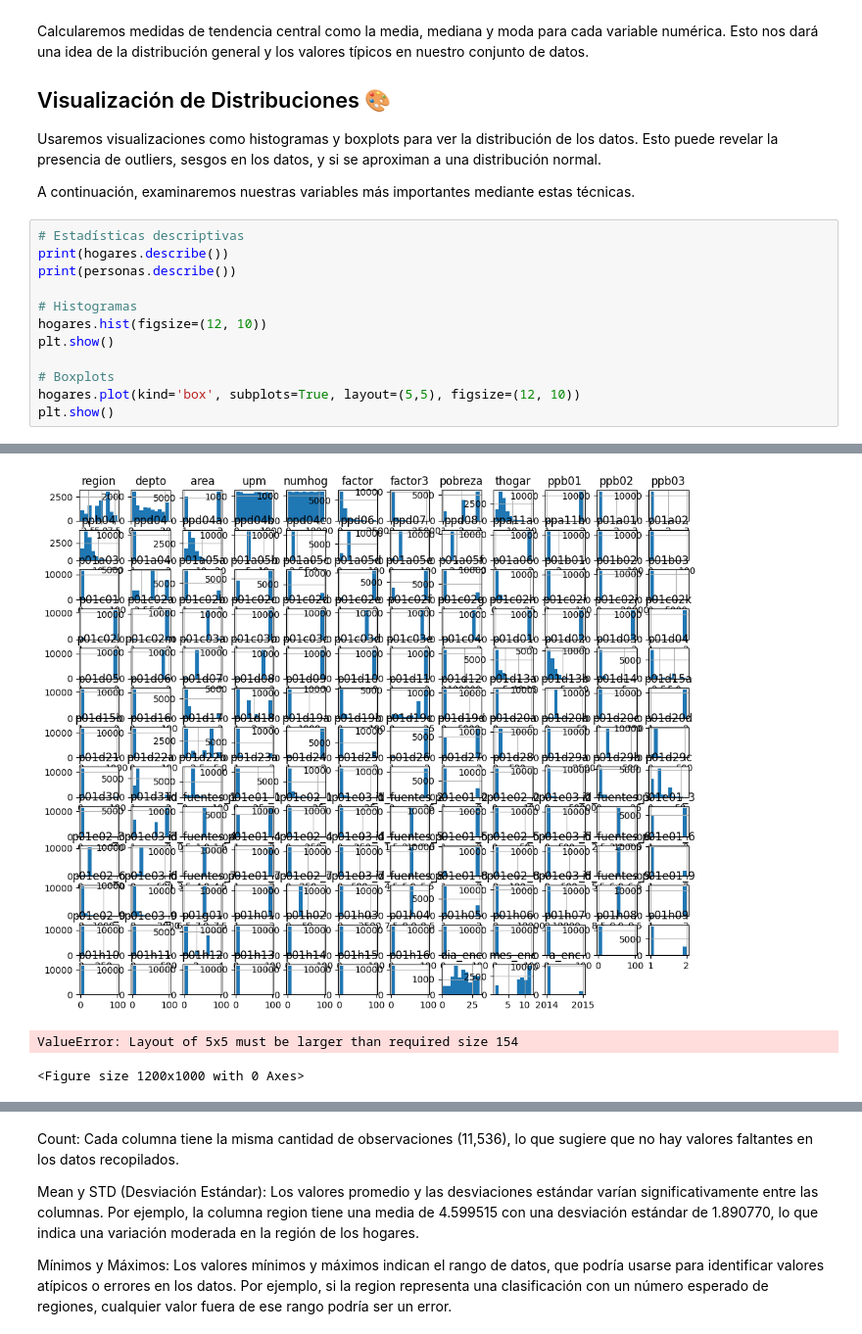
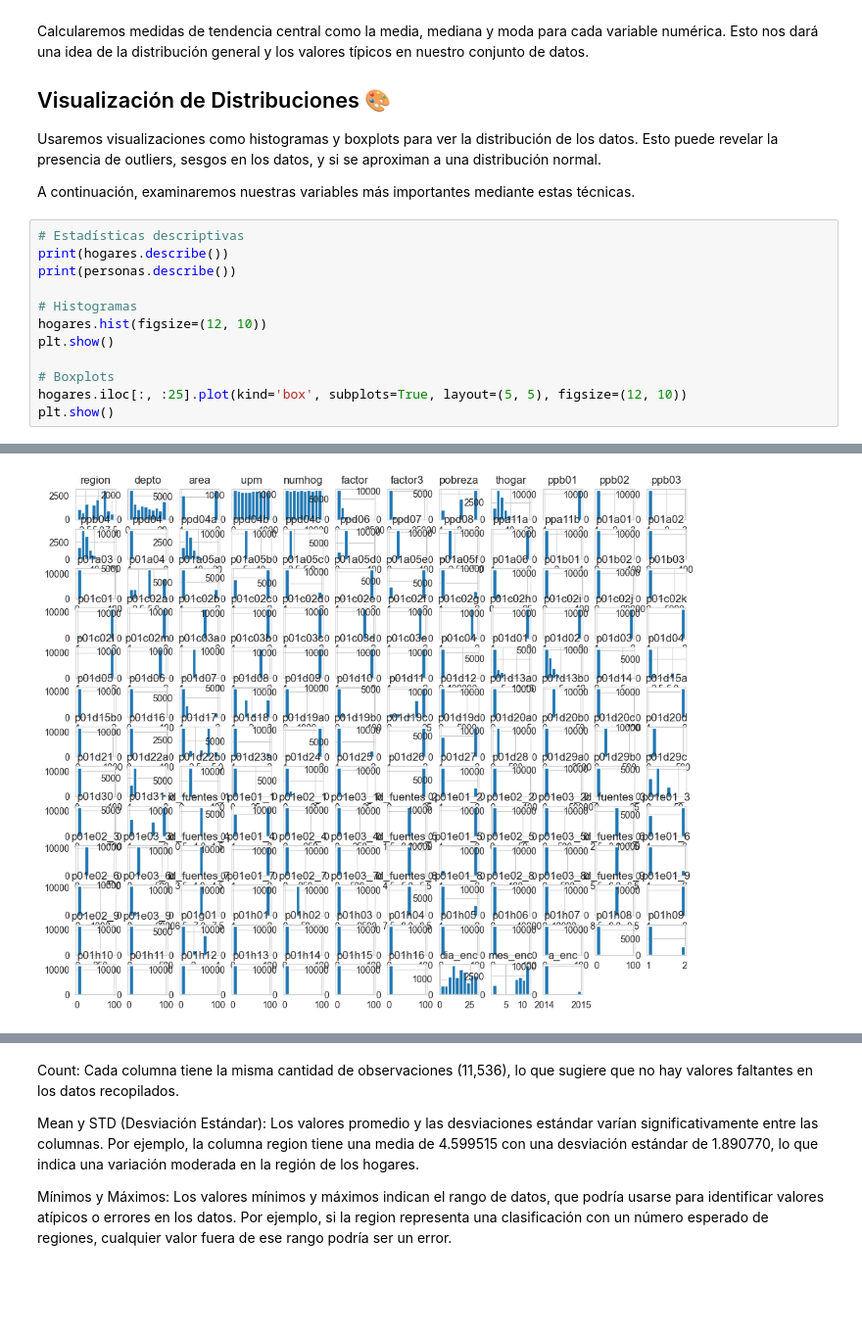
Before and after one commit to aleg001/Lab10-DS, a Jupyter notebook: Lab10.ipynb, the cells around one changed output, grey strips where cells are left out. Shown at 98% size. Saved outputs shown, nothing was run; the diff lists cells and outputs as text; blank space fills up the shorter version.

```diff
--- a/Lab10.ipynb
+++ b/Lab10.ipynb
@@ -81,33 +81,31 @@ A continuación, examinaremos nuestras variables más importantes mediante estas
 # %%
 # Estadísticas descriptivas
 print(hogares.describe())
 print(personas.describe())
 
 # Histogramas
 hogares.hist(figsize=(12, 10))
 plt.show()
 
 # Boxplots
-hogares.plot(kind='box', subplots=True, layout=(5,5), figsize=(12, 10))
+hogares.iloc[:, :25].plot(kind='box', subplots=True, layout=(5, 5), figsize=(12, 10))
 plt.show()
 # %% [output]
              region         depto         area           upm        numhog        factor       factor3       pobreza        thogar         ppb01         ppb02         ppb03         ppb04         ppd04 ...
 count  11536.000000  11536.000000  11536.00000  11536.000000  11536.000000  11536.000000  11536.000000  11536.000000  11536.000000  11536.000000  11536.000000  11536.000000  11536.000000  11536.000000 ...
 mean       4.599515     10.464719      1.54525    518.861477   5768.500000    290.697220   1387.136269      2.323422      4.752254      1.992198      1.008929      1.004248      4.752254      1.005114 ...
 std        1.890770      6.674172      0.49797    300.271095   3330.300687    282.151314   1648.180032      0.741390      2.355452      0.087986      0.105374      0.068921      2.355452      0.071335 ...
 min        1.000000      1.000000      1.00000      1.000000      1.000000     13.000000     13.000000      1.000000      1.000000      1.000000      1.000000      1.000000      1.000000      1.000000 ...
 25%        3.000000      4.000000      1.00000    258.000000   2884.750000    128.000000    476.000000      2.000000      3.000000      2.000000      1.000000      1.000000      3.000000      1.000000 ...
 50%        5.000000     10.000000      2.00000    522.500000   5768.500000    207.000000    895.000000      2.000000      4.000000      2.000000      1.000000      1.000000      4.000000      1.000000 ...
 75%        6.000000     16.000000      2.00000    779.000000   8652.250000    340.000000   1656.000000      3.000000      6.000000      2.000000      1.000000      1.000000      6.000000      1.000000 ...
 max        8.000000     22.000000      2.00000   1037.000000  11536.000000   2398.000000  25751.000000      3.000000     20.000000      2.000000      3.000000      3.000000     20.000000      2.000000 ...
 
             p01d15a       p01d15b        p01d16        p01d17        p01d18       p01d19a       p01d19b       p01d19c       p01d19d       p01d20a       p01d20b       p01d20c       p01d20d        p01d2 ...
 count  11536.000000  11536.000000  11536.000000  11536.000000  11536.000000  11536.000000  11536.000000  11536.000000  11536.000000  11536.000000  11536.000000  11536.000000  11536.000000  11536.00000 ...
 ... (82 lines left out)
 25%        1.801589      4.656726      1.951687      1.987291      2.849345      1.848724      1.444032      2.000000   3526.720867      2.000000   2868.035714      2.000000   2732.352941      2.00000 ...
 50%        1.801589      4.656726      1.951687      1.987291      2.849345      1.848724      1.444032      2.000000   3526.720867      2.000000   2868.035714      2.000000   2732.352941      2.00000 ...
 75%        2.000000      4.656726      1.951687      2.000000      2.849345      2.000000      1.444032      2.000000   3526.720867      2.000000   2868.035714      2.000000   2732.352941      2.00000 ...
 max        2.000000      6.000000      2.000000      2.000000      6.000000      2.000000      4.000000      2.000000  54000.000000      2.000000  18000.000000      2.000000  10000.000000      2.00000 ...
-[figure, old version]
+[figure, new version]
-ValueError: Layout of 5x5 must be larger than required size 154
-<Figure size 1200x1000 with 0 Axes>
```
Also changed, not shown: parts of 9 cells of this notebook.
